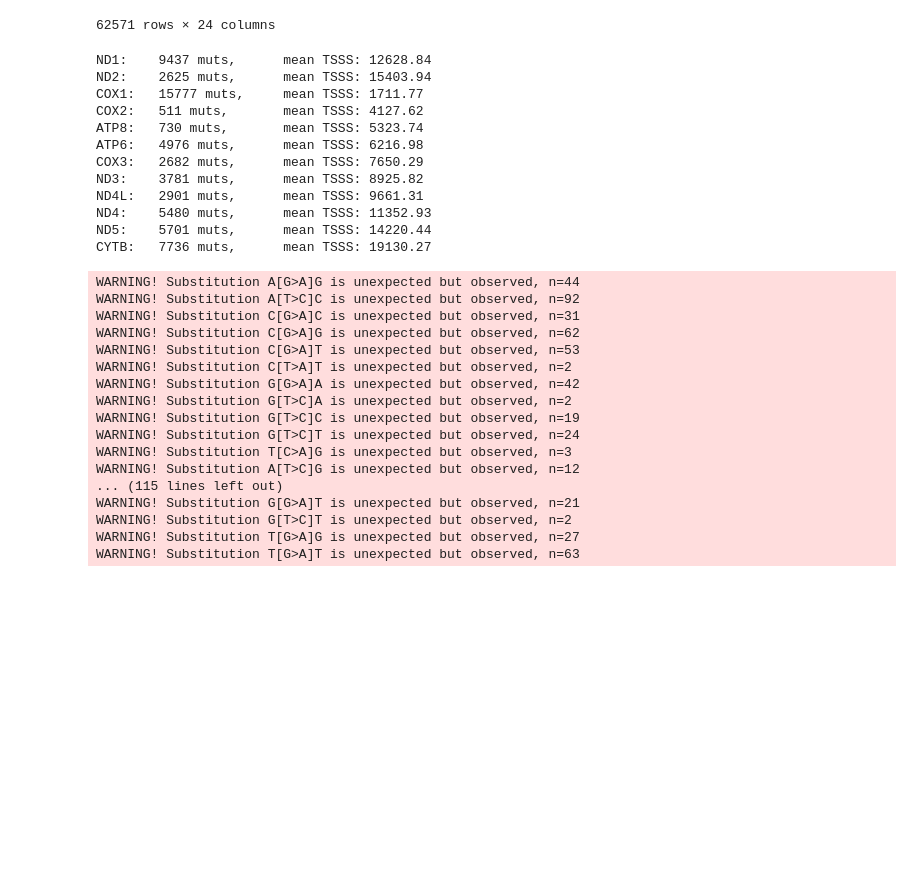
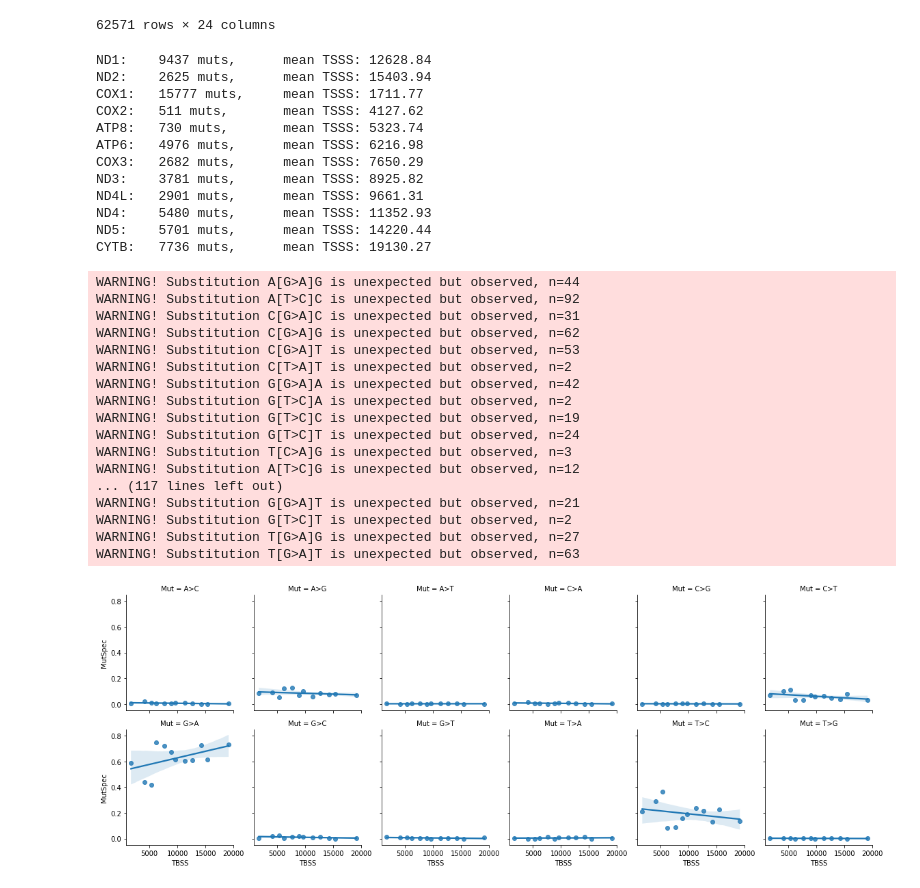
Before and after one commit to mitoclub/mtdnaMutSpecOfCancers, a Jupyter notebook: notebooks/human_global_tree_muts_EDA.ipynb, the cells around one changed output. Saved outputs shown, nothing was run; the diff lists cells and outputs as text; code cells hidden in the pictures; blank space fills up the shorter version.

Commit message:
lmplots

```diff
--- a/notebooks/human_global_tree_muts_EDA.ipynb
+++ b/notebooks/human_global_tree_muts_EDA.ipynb
@@ -570,23 +563,29 @@ muts_filtered_leaves
 | 103280 | 27068 | EU_DK_0660 | 13191 | 12949 | aaGcg | aaAcg | A | mRNA_ND5 | 12336.0 | ... |
 62571 rows × 24 columns
 # %%
-gmutspecs = []
+gmutspecs192 = []
+gmutspecs12 = []
 for gname in prot_ref.GeneName.unique():
     obs_muts = muts_filtered_leaves[(muts_filtered_leaves.gene_info == "mRNA_" + gname)]
     tbss_mean = obs_muts.TBSS.mean()
     print(f"{gname}:\t{obs_muts.shape[0]} muts,\tmean TSSS: {tbss_mean:.2f}")
 
     ms192 = calculate_mutspec(obs_muts, exp_muts192syn[gname], use_context=True)
+    ms12 = calculate_mutspec(obs_muts, exp_muts12syn[gname], use_context=False)
     # don't use unexpected mutations
     ms192["RawMutSpec"] = np.where((ms192.ObsFr > 0) & (ms192.ExpFr == 0), 0, ms192.RawMutSpec)
     ms192["MutSpec"] = ms192["RawMutSpec"] / ms192["RawMutSpec"].sum()
 
     ms192["TBSS"] = tbss_mean
     ms192["GeneName"] = gname
+    ms12["TBSS"] = tbss_mean
+    ms12["GeneName"] = gname
 
-    gmutspecs.append(ms192)
+    gmutspecs12.append(ms12)
+    gmutspecs192.append(ms192)
 
-full_ms192 = pd.concat(gmutspecs)
+full_ms192 = pd.concat(gmutspecs192)
+full_ms12 = pd.concat(gmutspecs12)
 # %% [output]
 ND1:    9437 muts,      mean TSSS: 12628.84
 ND2:    2625 muts,      mean TSSS: 15403.94
@@ -612,11 +611,17 @@ WARNING! Substitution G[T>C]C is unexpected but observed, n=19
 WARNING! Substitution G[T>C]T is unexpected but observed, n=24
 WARNING! Substitution T[C>A]G is unexpected but observed, n=3
 WARNING! Substitution A[T>C]G is unexpected but observed, n=12
-... (115 lines left out)
+... (117 lines left out)
 WARNING! Substitution G[G>A]T is unexpected but observed, n=21
 WARNING! Substitution G[T>C]T is unexpected but observed, n=2
 WARNING! Substitution T[G>A]G is unexpected but observed, n=27
 WARNING! Substitution T[G>A]T is unexpected but observed, n=63
+# %%
+sns.lmplot(data=full_ms12, x="TBSS", y="MutSpec", col="Mut", col_wrap=6, aspect=.9, height=3)
+plt.savefig("../figures/GlobalHumanTree/mutspec_lmplot12.pdf")
+plt.show()
+# %% [output]
+[figure, added]
 # %%
 _valuable_muts = full_ms192.groupby("Mut").MutSpec.std().sort_values().tail(20).index.values
 sns.lmplot(
```
Also changed, not shown: parts of 3 cells of this notebook, 4 other files.
